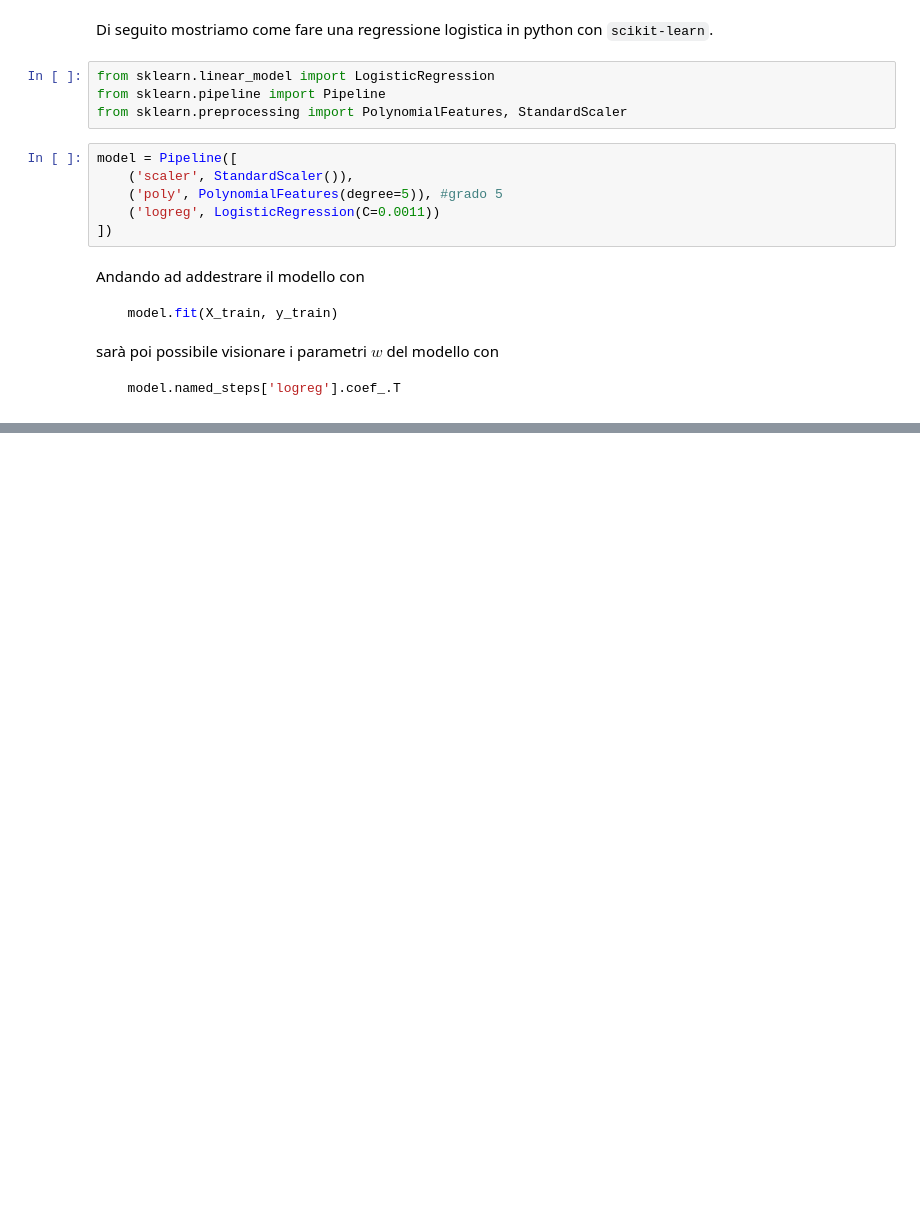
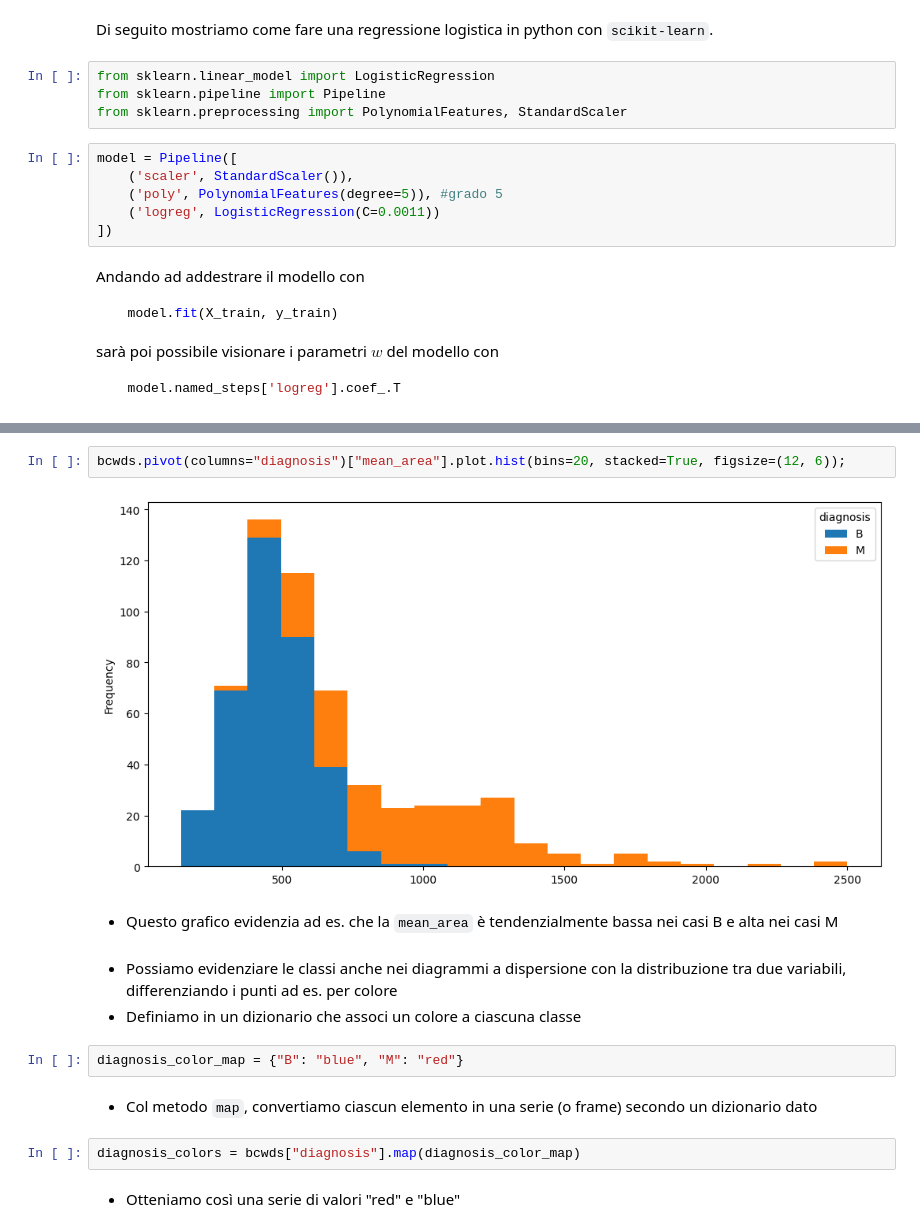
Before and after one commit to paniniDot/dataintensive-lectures, a Jupyter notebook: classification.ipynb, the cells around one changed output, grey strips where cells are left out. Drawn from its saved outputs; the diff is of its cells as text; blank space fills up the shorter version.

```diff
--- a/classification.ipynb
+++ b/classification.ipynb
@@ -623,0 +826,17 @@ $$
+# %%
+bcwds.pivot(columns="diagnosis")["mean_area"].plot.hist(bins=20, stacked=True, figsize=(12, 6));
+# %% [output]
+[figure, added]
+# %% [markdown]
+- Questo grafico evidenzia ad es. che la `mean_area` è tendenzialmente bassa nei casi B e alta nei casi M
+# %% [markdown]
+- Possiamo evidenziare le classi anche nei diagrammi a dispersione con la distribuzione tra due variabili, differenziando i punti ad es. per colore
+- Definiamo in un dizionario che associ un colore a ciascuna classe
+# %%
+diagnosis_color_map = {"B": "blue", "M": "red"}
+# %% [markdown]
+- Col metodo `map`, convertiamo ciascun elemento in una serie (o frame) secondo un dizionario dato
+# %%
+diagnosis_colors = bcwds["diagnosis"].map(diagnosis_color_map)
+# %% [markdown]
+- Otteniamo così una serie di valori "red" e "blue"
```
Also changed, not shown: parts of 62 cells of this notebook, 2 other files.
